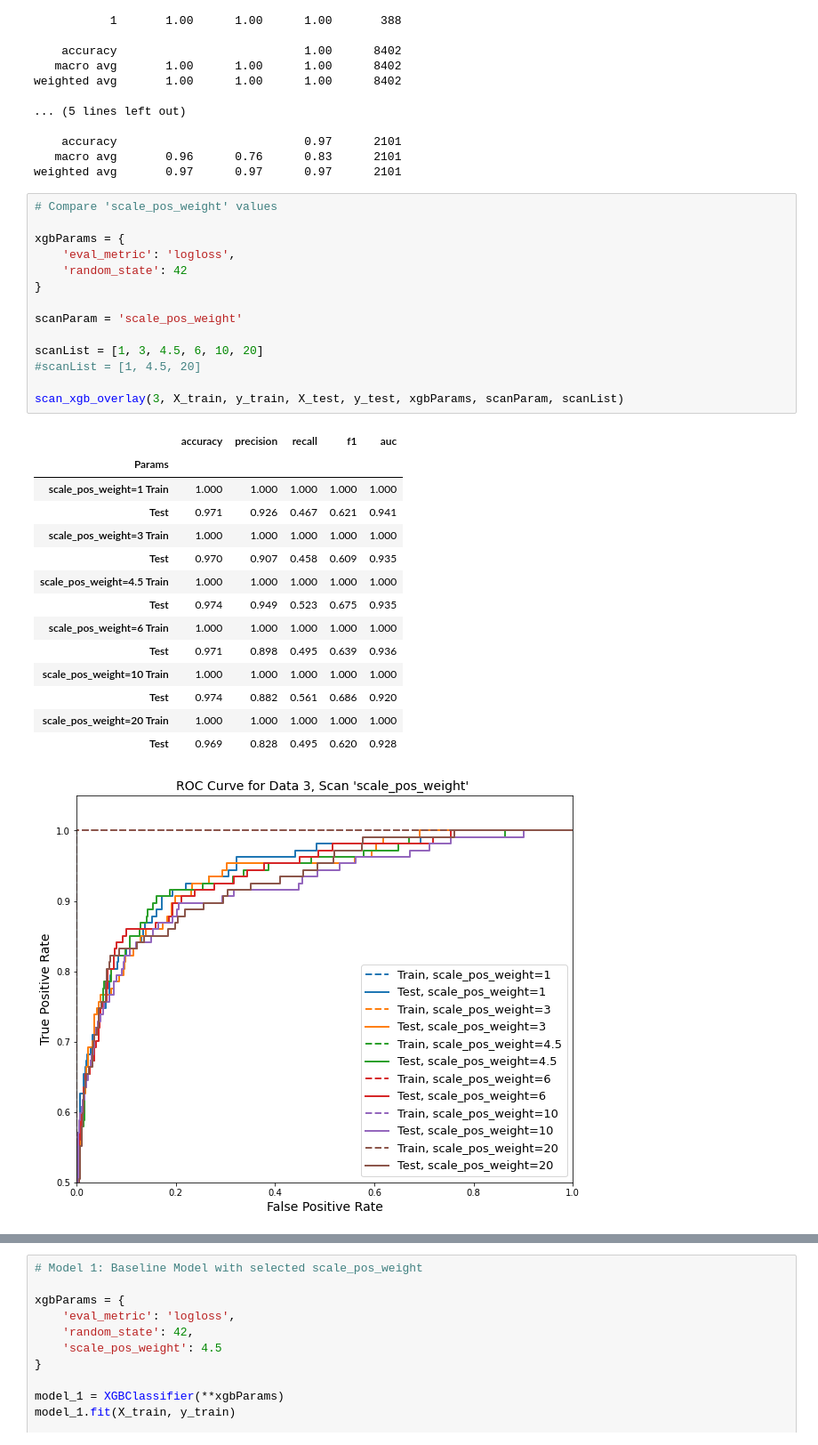
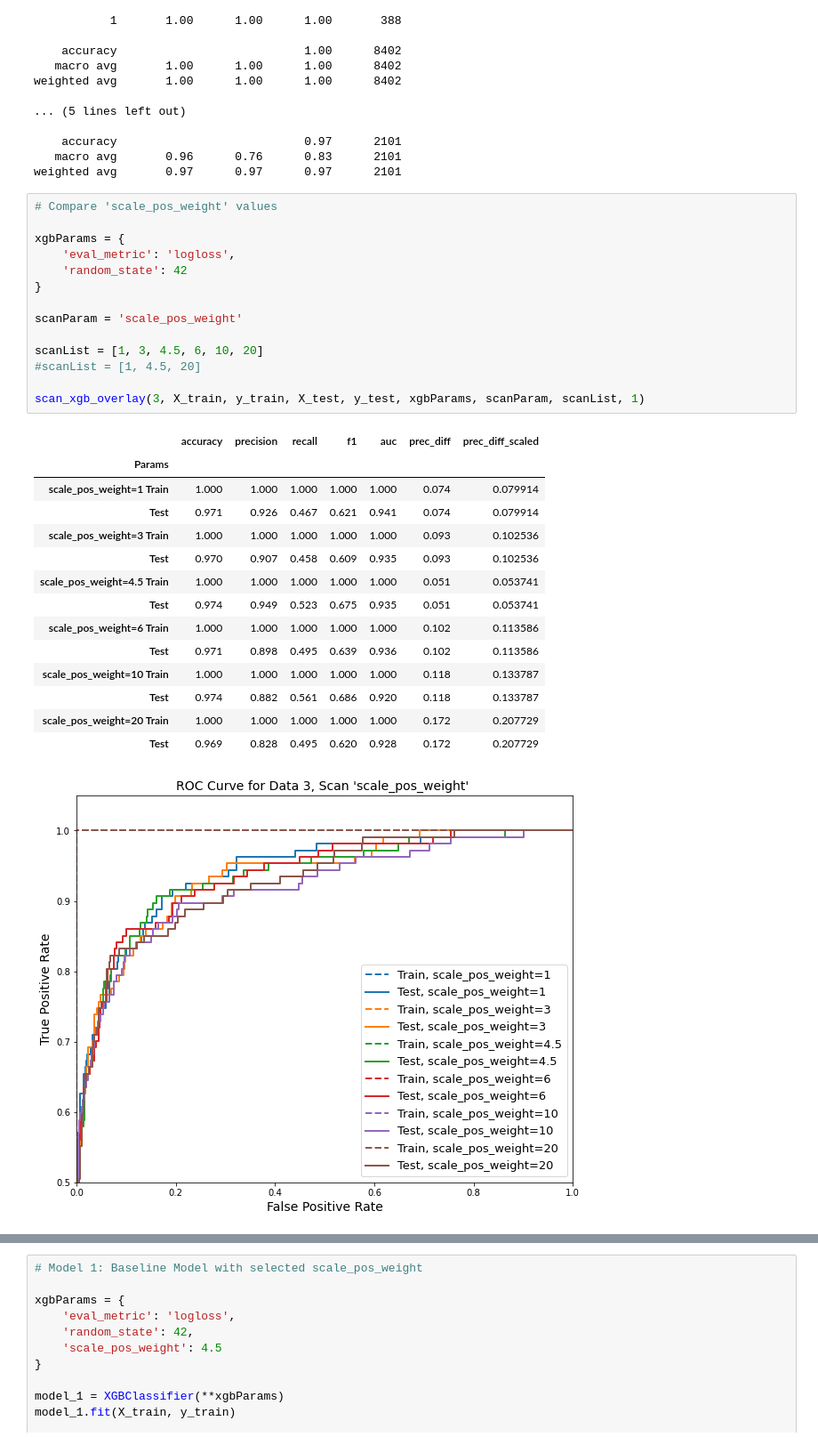
Before and after one commit to kamileyagci/project-bankruptcy-prediction, a Jupyter notebook: anaysis_data3_XGB.ipynb, the cells around one changed output, grey strips where cells are left out. Shown at 89% size. Cells and saved outputs as stored; diff of their text form.

```diff
--- a/anaysis_data3_XGB.ipynb
+++ b/anaysis_data3_XGB.ipynb
@@ -232,32 +205,32 @@ weighted avg       0.97      0.97      0.97      2101
 # %%
 # Compare 'scale_pos_weight' values
 
 xgbParams = {
     'eval_metric': 'logloss',
     'random_state': 42
 }
 
 scanParam = 'scale_pos_weight'
 
 scanList = [1, 3, 4.5, 6, 10, 20]
 #scanList = [1, 4.5, 20]
 
-scan_xgb_overlay(3, X_train, y_train, X_test, y_test, xgbParams, scanParam, scanList)
+scan_xgb_overlay(3, X_train, y_train, X_test, y_test, xgbParams, scanParam, scanList, 1)
 # %% [output]
-|  | accuracy | precision | recall | f1 | auc |
-| Params |  |  |  |  |  |
-| scale_pos_weight=1 Train | 1.000 | 1.000 | 1.000 | 1.000 | 1.000 |
-| Test | 0.971 | 0.926 | 0.467 | 0.621 | 0.941 |
-| scale_pos_weight=3 Train | 1.000 | 1.000 | 1.000 | 1.000 | 1.000 |
-| Test | 0.970 | 0.907 | 0.458 | 0.609 | 0.935 |
-| scale_pos_weight=4.5 Train | 1.000 | 1.000 | 1.000 | 1.000 | 1.000 |
-| Test | 0.974 | 0.949 | 0.523 | 0.675 | 0.935 |
-| scale_pos_weight=6 Train | 1.000 | 1.000 | 1.000 | 1.000 | 1.000 |
-| Test | 0.971 | 0.898 | 0.495 | 0.639 | 0.936 |
-| scale_pos_weight=10 Train | 1.000 | 1.000 | 1.000 | 1.000 | 1.000 |
-| Test | 0.974 | 0.882 | 0.561 | 0.686 | 0.920 |
-| scale_pos_weight=20 Train | 1.000 | 1.000 | 1.000 | 1.000 | 1.000 |
-| Test | 0.969 | 0.828 | 0.495 | 0.620 | 0.928 |
+|  | accuracy | precision | recall | f1 | auc | prec_diff | prec_diff_scaled |
+| Params |  |  |  |  |  |  |  |
+| scale_pos_weight=1 Train | 1.000 | 1.000 | 1.000 | 1.000 | 1.000 | 0.074 | 0.079914 |
+| Test | 0.971 | 0.926 | 0.467 | 0.621 | 0.941 | 0.074 | 0.079914 |
+| scale_pos_weight=3 Train | 1.000 | 1.000 | 1.000 | 1.000 | 1.000 | 0.093 | 0.102536 |
+| Test | 0.970 | 0.907 | 0.458 | 0.609 | 0.935 | 0.093 | 0.102536 |
+| scale_pos_weight=4.5 Train | 1.000 | 1.000 | 1.000 | 1.000 | 1.000 | 0.051 | 0.053741 |
+| Test | 0.974 | 0.949 | 0.523 | 0.675 | 0.935 | 0.051 | 0.053741 |
+| scale_pos_weight=6 Train | 1.000 | 1.000 | 1.000 | 1.000 | 1.000 | 0.102 | 0.113586 |
+| Test | 0.971 | 0.898 | 0.495 | 0.639 | 0.936 | 0.102 | 0.113586 |
+| scale_pos_weight=10 Train | 1.000 | 1.000 | 1.000 | 1.000 | 1.000 | 0.118 | 0.133787 |
+| Test | 0.974 | 0.882 | 0.561 | 0.686 | 0.920 | 0.118 | 0.133787 |
+| scale_pos_weight=20 Train | 1.000 | 1.000 | 1.000 | 1.000 | 1.000 | 0.172 | 0.207729 |
+| Test | 0.969 | 0.828 | 0.495 | 0.620 | 0.928 | 0.172 | 0.207729 |
 [figure]
 # %% [markdown]
 **Comments**
```
Also changed, not shown: parts of 84 cells of this notebook, 33 other files.
